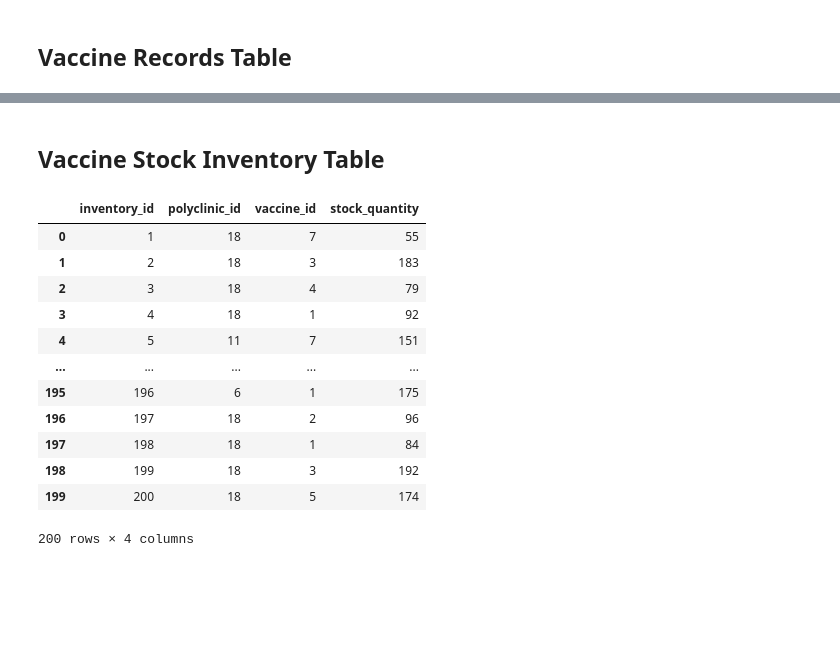
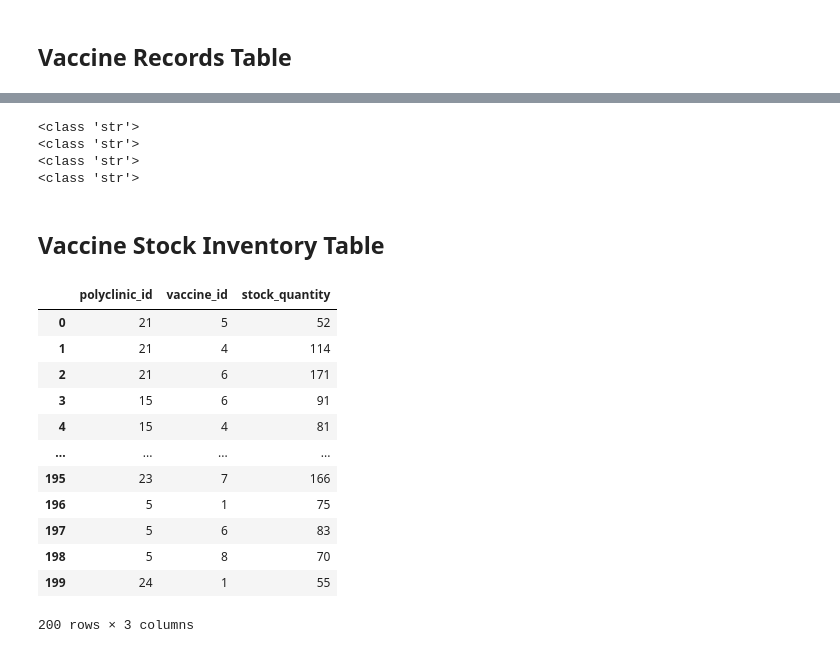
Before and after one commit to 0Upjh80d/agents, a Jupyter notebook: notebooks/genarate_database.ipynb, the cells around one changed output, grey strips where cells are left out. Cells and saved outputs as stored; diff of their text form; code cells hidden in the pictures; blank space fills up the shorter version.

```diff
--- a/notebooks/genarate_database.ipynb
+++ b/notebooks/genarate_database.ipynb
@@ -46,14 +77,14 @@ display(users_df)
 vaccines_data = {
     "vaccine_id": [1, 2, 3, 4, 5, 6, 7, 8],
     "vaccine_name": [
-        "Influenza",
-        "COVID-19",
+        "Influenza (INF)",
+        "Human Papillomavirus (HPV)",
         "Pneumococcal",
-        "HIV",
-        "Tdap",
-        "HepB",
-        "MMR",
-        "Varicella",
+        "Human Immunodeficiency Viruses (HIV)",
+        "Tetanus, Diphtheria, Pertussis (Tdap)",
+        "Hepatitis B (HepB)",
+        "Measles, Mumps, Rubella (MMR)",
+        "Varicella (VAR)",
     ],
     "vaccine_price": ["$9", "$0", "$16", "$23", "$10", "$9", "$9", "$11"],
     "doses_required": [2, 4, 1, 2, 1, 2, 1, 3],
@@ -71,6 +102,7 @@ vaccines_data = {
     # condition_crietria
 }
 vaccines_df = pd.DataFrame(vaccines_data)
+vaccines_df["vaccine_id"] = vaccines_df["vaccine_id"].astype(str)
 display(vaccines_df)
 # %% [output]
 |  | vaccine_id | vaccine_name | vaccine_price | doses_required | age_criteria | gender_criteria |
@@ -92,6 +124,7 @@ polyclinics_data = {
     "address": [fake.address() for _ in range(30)],
 }
 polyclinics_df = pd.DataFrame(polyclinics_data)
+polyclinics_df["polyclinic_id"] = polyclinics_df["polyclinic_id"].astype(str)
 display(polyclinics_df)
 # %% [output]
 |  | polyclinic_id | polyclinic_name | address |
@@ -192,4 +277,14 @@ display(vaccine_records_df)
 500 rows × 5 columns
+# %%
+print(type(vaccine_records_df.iloc[0]["record_id"]))
+print(type(vaccine_records_df.iloc[0]["user_id"]))
+print(type(vaccine_records_df.iloc[0]["vaccine_id"]))
+print(type(vaccine_records_df.iloc[0]["polyclinic_id"]))
+# %% [output]
+<class 'str'>
+<class 'str'>
+<class 'str'>
+<class 'str'>
 # %% [markdown]
 ## Vaccine Stock Inventory Table
 # %%
@@ -200,49 +295,51 @@ display(vaccine_records_df)
 total_records = 200
 
 # Initialize a list to hold the vaccine stock data
 vaccine_stock_data = {
-    "inventory_id": [],
     "polyclinic_id": [],
     "vaccine_id": [],
     "stock_quantity": [],
 }
 
+# Initialize a set to track unique (polyclinic_id, vaccine_id) combinations
+existing_combinations = set()
+
 # Loop to create 200 records with random vaccine availability
-while len(vaccine_stock_data["inventory_id"]) < total_records:
+while len(vaccine_stock_data["polyclinic_id"]) < total_records:
     polyclinic = random.choice(
         polyclinics_df["polyclinic_id"]
     )  # Randomly choose a polyclinic
     available_vaccines = random.sample(
         vaccines_df["vaccine_id"].tolist(), random.randint(1, len(vaccines_df))
     )  # Randomly pick some vaccines for the polyclinic
 
     for vaccine in available_vaccines:
-        if len(vaccine_stock_data["inventory_id"]) < total_records:
-            vaccine_stock_data["inventory_id"].append(
-                len(vaccine_stock_data["inventory_id"]) + 1
-            )  # Inventory ID
+        # Ensure the (polyclinic_id, vaccine_id) combination is unique
+        combination = (polyclinic, vaccine)
+        if combination not in existing_combinations:
             vaccine_stock_data["polyclinic_id"].append(polyclinic)  # Polyclinic ID
             vaccine_stock_data["vaccine_id"].append(vaccine)  # Vaccine ID
             vaccine_stock_data["stock_quantity"].append(
                 random.randint(50, 200)
             )  # Random stock quantity
+            existing_combinations.add(combination)  # Track the combination
 
 # Convert to DataFrame
 vaccine_stock_df = pd.DataFrame(vaccine_stock_data)
 
 # Display the resulting DataFrame
 display(vaccine_stock_df)
 # %% [output]
-|  | inventory_id | polyclinic_id | vaccine_id | stock_quantity |
-| 0 | 1 | 18 | 7 | 55 |
-| 1 | 2 | 18 | 3 | 183 |
-| 2 | 3 | 18 | 4 | 79 |
-| 3 | 4 | 18 | 1 | 92 |
-| 4 | 5 | 11 | 7 | 151 |
-| ... | ... | ... | ... | ... |
-| 195 | 196 | 6 | 1 | 175 |
-| 196 | 197 | 18 | 2 | 96 |
-| 197 | 198 | 18 | 1 | 84 |
-| 198 | 199 | 18 | 3 | 192 |
-| 199 | 200 | 18 | 5 | 174 |
+|  | polyclinic_id | vaccine_id | stock_quantity |
+| 0 | 21 | 5 | 52 |
+| 1 | 21 | 4 | 114 |
+| 2 | 21 | 6 | 171 |
+| 3 | 15 | 6 | 91 |
+| 4 | 15 | 4 | 81 |
+| ... | ... | ... | ... |
+| 195 | 23 | 7 | 166 |
+| 196 | 5 | 1 | 75 |
+| 197 | 5 | 6 | 83 |
+| 198 | 5 | 8 | 70 |
+| 199 | 24 | 1 | 55 |
-200 rows × 4 columns
+200 rows × 3 columns
```
Also changed, not shown: parts of 12 cells of this notebook.
